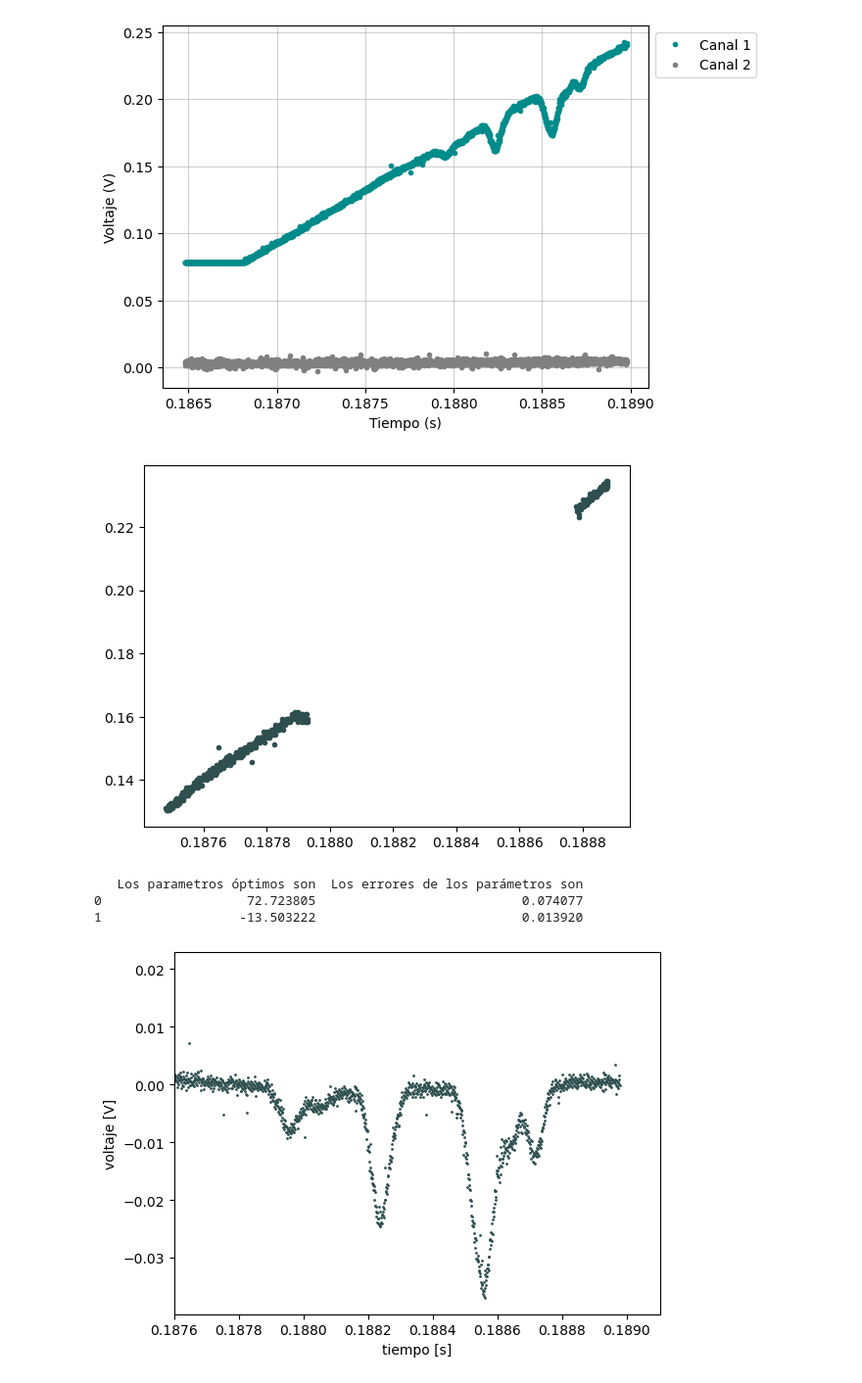
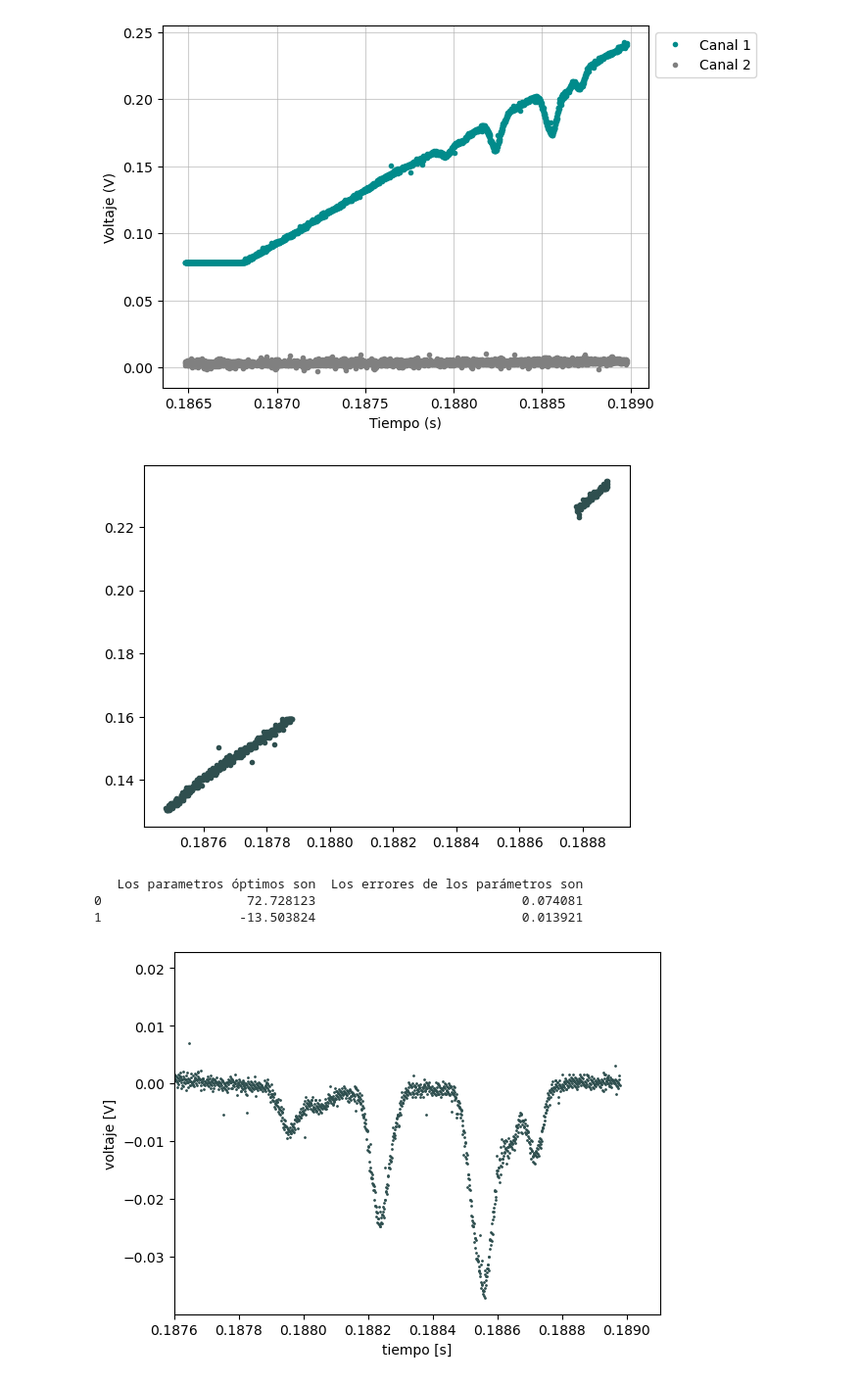
Before and after one commit to mauri-stack/labo5, a Jupyter notebook: espectroscopía_láser/análisis_espectro_básico/análisis_espectro.ipynb, the cells around one changed output. Shown at 98% size. Cells and saved outputs as stored; diff of their text form; code cells hidden in the pictures.

```diff
--- a/espectroscopía_láser/análisis_espectro_básico/análisis_espectro.ipynb
+++ b/espectroscopía_láser/análisis_espectro_básico/análisis_espectro.ipynb
@@ -73,38 +75,38 @@ plt.show()
 # de las líneas espectrales para restarle esa lineal a las mediciones
 
 A = 1000
-B = 1450
+B = 1400
 
 C = 2300
 D = 2400
 
 plt.plot(tiempos2[A:B], voltajes1[A:B], ".", color = 'darkslategray')
 plt.plot(tiempos2[C:D], voltajes1[C:D], ".", color = 'darkslategray')
 
 plt.show()
 
 #para que esté bien plana la señal, uso un intervalo antes del espectro, y después del espectro,
 #y realizo el ajuste lineal con estos dos intervalos
 voltajes_intervalos = np.concatenate([voltajes1[A:B], voltajes1[C:D]])
 tiempos_intervalos = np.concatenate([tiempos2[A:B], tiempos2[C:D]])
 
 #Cuando se vea la recta, hago el ajuste:
 
 param_iniciales = [0.01, 0]
 popt_0, pcov_0 = curve_fit(lineal, tiempos_intervalos,voltajes_intervalos, p0=param_iniciales, sigma = error_Ch1, absolute_sigma=True)
 incertidumbre_0 = np.sqrt(np.diag(pcov_0))
 
 tabla = pd.DataFrame({
         'Los parametros óptimos son': popt_0,
         'Los errores de los parámetros son': incertidumbre_0,
         })
 
 print(tabla)
 # %% [output]
-[figure, old version]
+[figure, new version]
    Los parametros óptimos son  Los errores de los parámetros son
-0                   72.723805                           0.074077
-1                  -13.503222                           0.013920
+0                   72.728123                           0.074081
+1                  -13.503824                           0.013921
 # %%
 #Grafico el espectro sin la componente que hace crecer la intensidad del láser por
 #el solo hecho de que tiene más corriente
```
Also changed, not shown: parts of 25 cells of this notebook, 2 other files.
